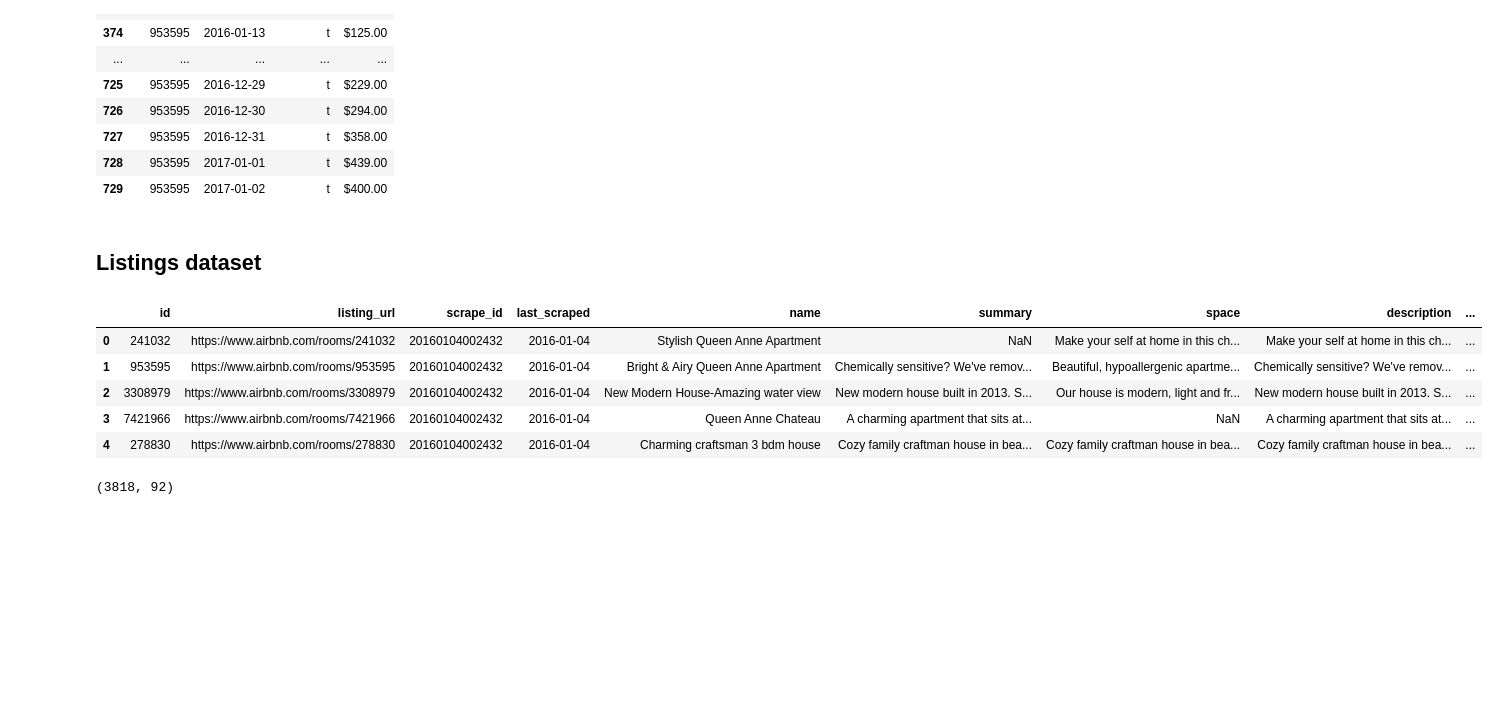
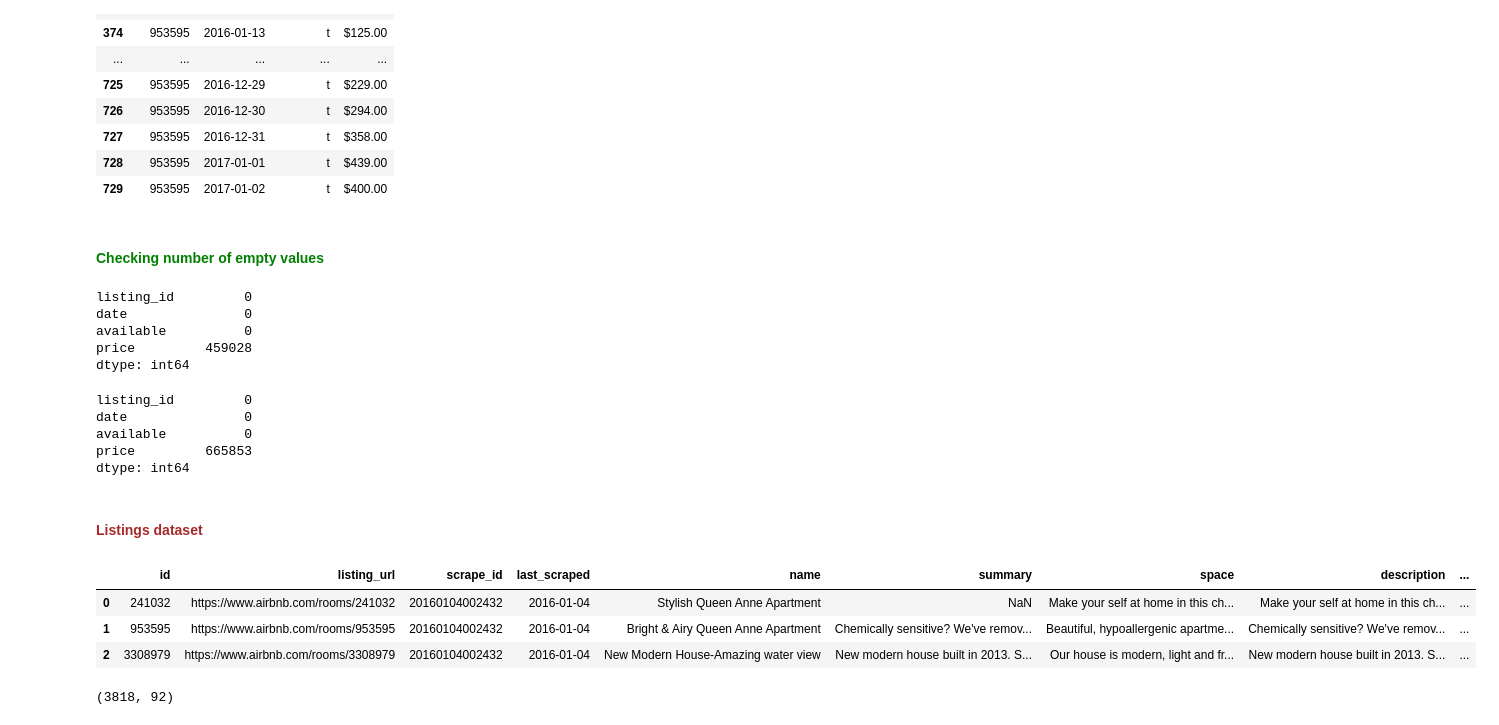
Before and after one commit to endrjugolota/airbnb-open-data-analysis, a Jupyter notebook: Airbnb_Data_Analysis.ipynb, the cells around one changed output. Saved outputs shown, nothing was run; the diff lists cells and outputs as text; code cells hidden in the pictures; blank space fills up the shorter version.

```diff
--- a/Airbnb_Data_Analysis.ipynb
+++ b/Airbnb_Data_Analysis.ipynb
@@ -73,17 +96,33 @@ seattle_calendar_one
 | 727 | 953595 | 2016-12-31 | t | $358.00 |
 | 728 | 953595 | 2017-01-01 | t | $439.00 |
 | 729 | 953595 | 2017-01-02 | t | $400.00 |
+# %% [markdown]
+#### <span style="color: green;">Checking number of empty values</span>
+# %%
+seattle_calendar.isnull().sum()
+# %% [output]
+listing_id         0
+date               0
+available          0
+price         459028
+dtype: int64
+# %%
+boston_calendar.isnull().sum()
+# %% [output]
+listing_id         0
+date               0
+available          0
+price         665853
+dtype: int64
 # %% [markdown]
-## Listings dataset
+#### <span style="color: brown;">Listings  dataset</span>
 # %%
-seattle_listings.head(5)
+seattle_listings.head(3)
 # %% [output]
 |  | id | listing_url | scrape_id | last_scraped | name | summary | space | description | ... |
 | 0 | 241032 | https://www.airbnb.com/rooms/241032 | 20160104002432 | 2016-01-04 | Stylish Queen Anne Apartment | NaN | Make your self at home in this ch... | Make your self at home in this ch... | ... |
 | 1 | 953595 | https://www.airbnb.com/rooms/953595 | 20160104002432 | 2016-01-04 | Bright & Airy Queen Anne Apartment | Chemically sensitive? We've remov... | Beautiful, hypoallergenic apartme... | Chemically sensitive? We've remov... | ... |
 | 2 | 3308979 | https://www.airbnb.com/rooms/3308979 | 20160104002432 | 2016-01-04 | New Modern House-Amazing water view | New modern house built in 2013. S... | Our house is modern, light and fr... | New modern house built in 2013. S... | ... |
-| 3 | 7421966 | https://www.airbnb.com/rooms/7421966 | 20160104002432 | 2016-01-04 | Queen Anne Chateau | A charming apartment that sits at... | NaN | A charming apartment that sits at... | ... |
-| 4 | 278830 | https://www.airbnb.com/rooms/278830 | 20160104002432 | 2016-01-04 | Charming craftsman 3 bdm house | Cozy family craftman house in bea... | Cozy family craftman house in bea... | Cozy family craftman house in bea... | ... |
 # %%
 seattle_listings.shape
 # %% [output]
```
Also changed, not shown: parts of 29 cells of this notebook.
